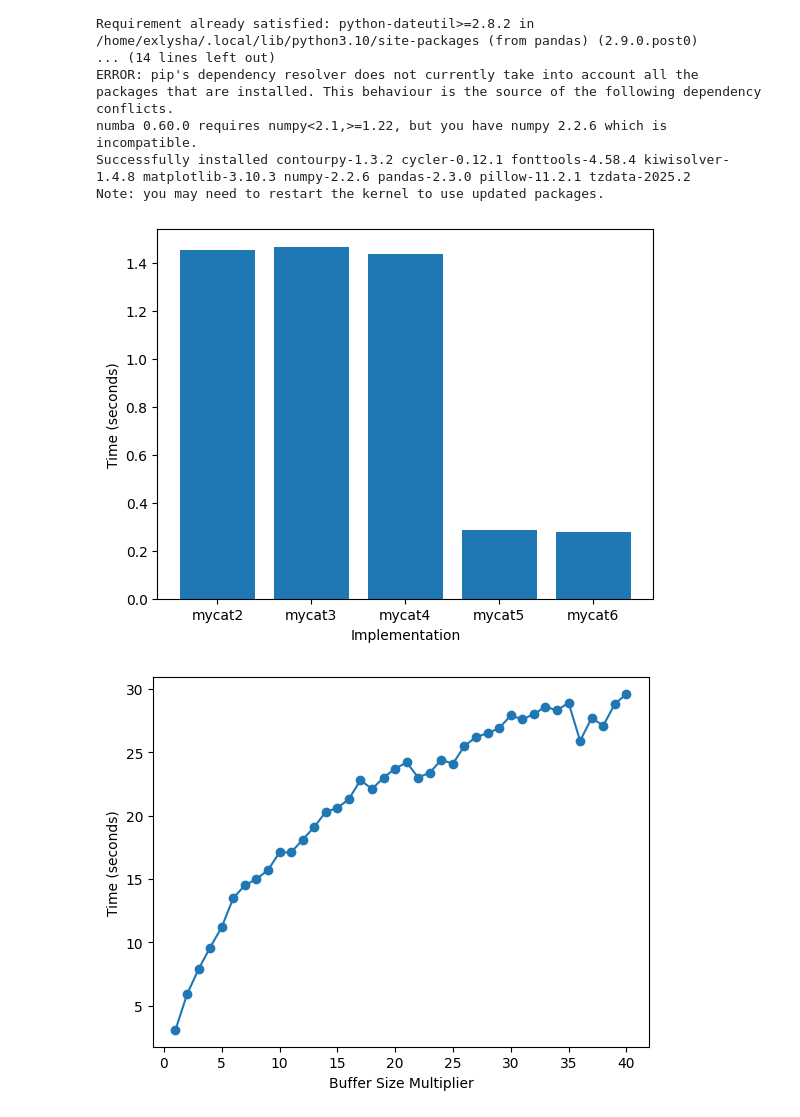
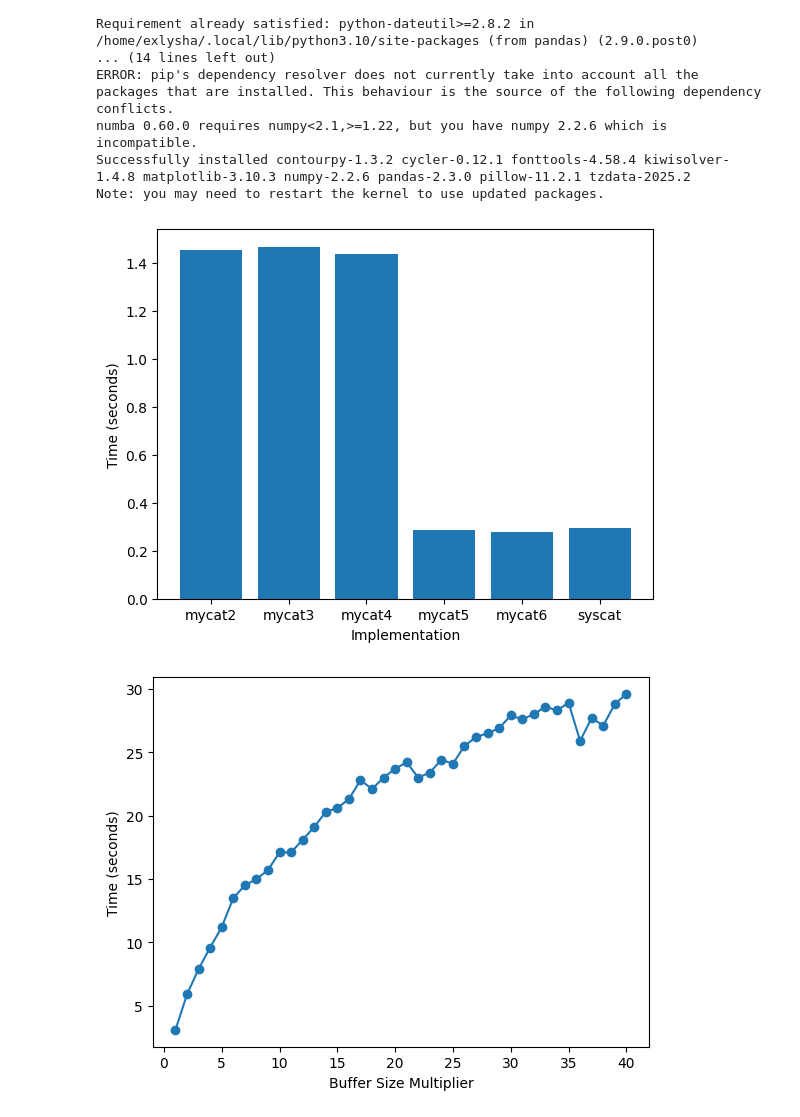
Before and after one commit to RUCICS/meowhw-EXLYSHA, a Jupyter notebook: meowlab.ipynb, the cells around one changed output. Saved outputs shown, nothing was run; the diff lists cells and outputs as text; code cells hidden in the pictures.

```diff
--- a/meowlab.ipynb
+++ b/meowlab.ipynb
@@ -279,14 +279,14 @@ Successfully installed contourpy-1.3.2 cycler-0.12.1 fonttools-4.58.4 kiwisolver
 Note: you may need to restart the kernel to use updated packages.
 # %%
 # 这里填入你用于画图的python代码
-times = [1.456, 1.468, 1.439, 0.285, 0.279]
+times = [1.456, 1.468, 1.439, 0.285, 0.279, 0.295]
 import matplotlib.pyplot as plt
-plt.bar(range(len(times)), times, tick_label=['mycat2', 'mycat3', 'mycat4', 'mycat5', 'mycat6'])
+plt.bar(range(len(times)), times, tick_label=['mycat2', 'mycat3', 'mycat4', 'mycat5', 'mycat6', 'syscat'])
 plt.xlabel('Implementation')
 plt.ylabel('Time (seconds)')
 plt.show()
 # %% [output]
-[figure, old version]
+[figure, new version]
 # %%
 seconds = {1: 3.1, 2: 5.9, 3: 7.9, 4: 9.6, 5: 11.2,
            6: 13.5, 7: 14.5, 8: 15.0, 9: 15.7, 10: 17.1,
```
Also changed, not shown: 4 other files.
